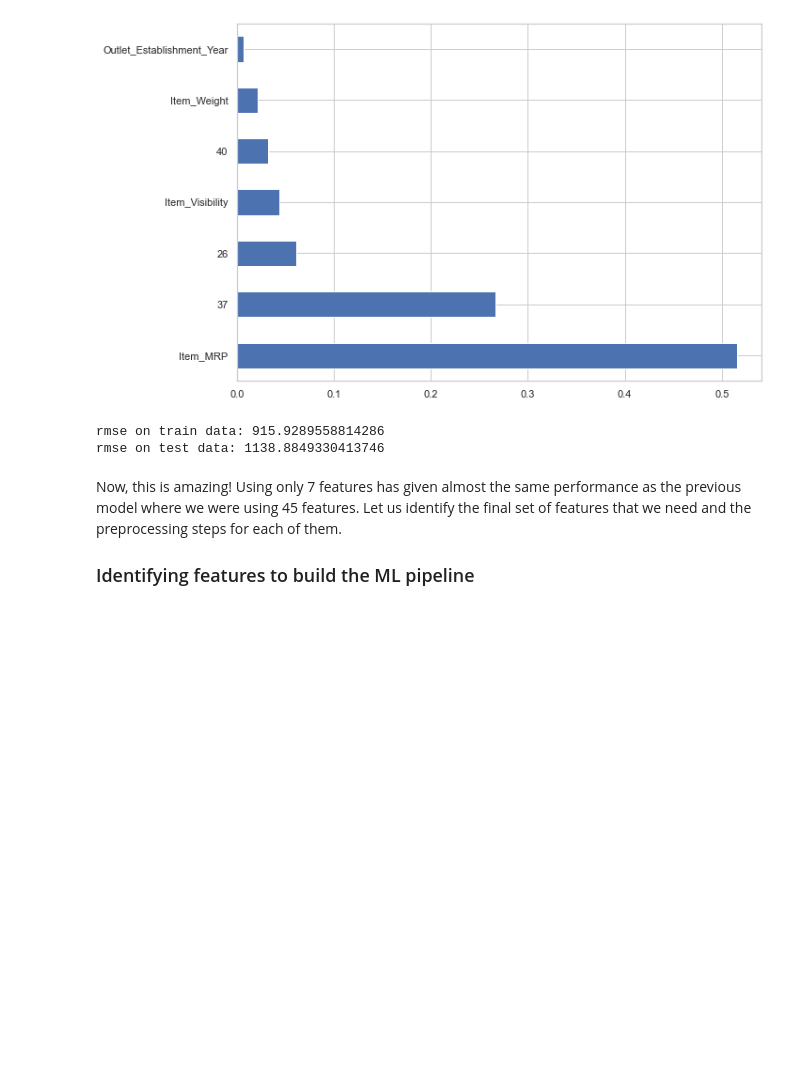
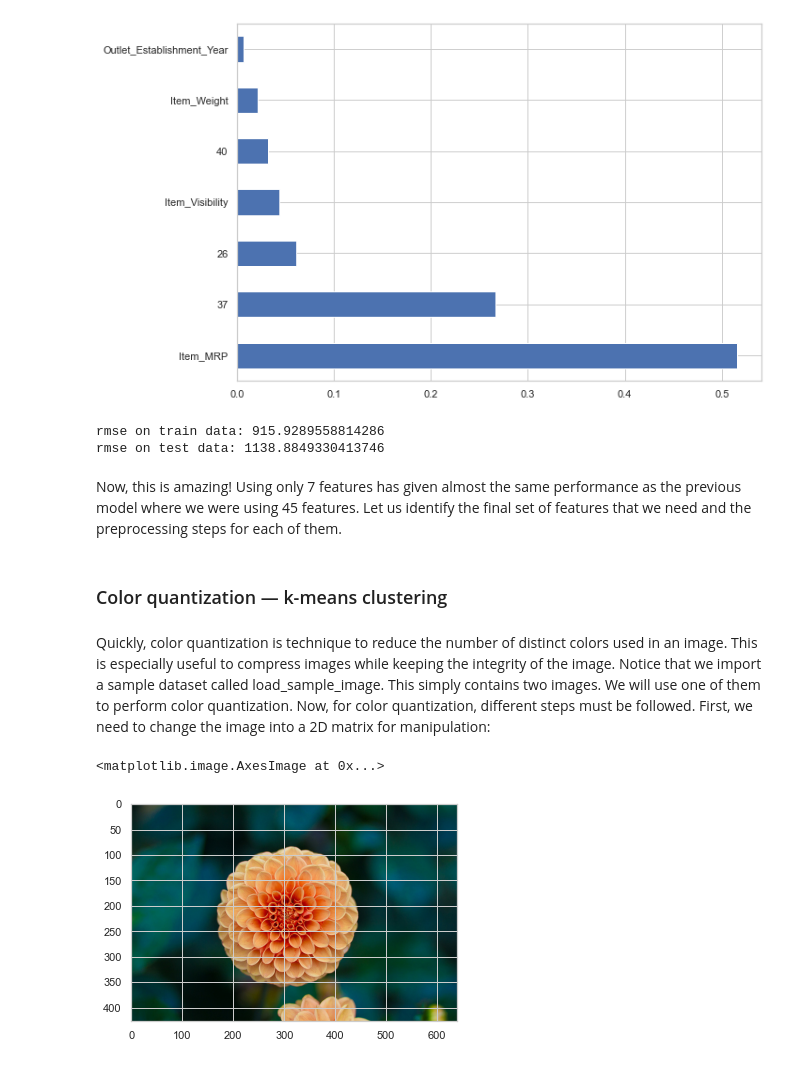
Before and after one commit to gonzalo71/TestGit, a Jupyter notebook: hoja_sucia.ipynb, the cells around one changed output. Drawn from its saved outputs; the diff is of its cells as text; code cells hidden in the pictures; blank space fills up the shorter version.

```diff
--- a/hoja_sucia.ipynb
+++ b/hoja_sucia.ipynb
@@ -310,4 +310,5 @@ rmse on train data: 915.9289558814286
 rmse on test data: 1138.8849330413746
 # %% [markdown]
 Now, this is amazing! Using only 7 features has given almost the same performance as the previous model where we were using 45 features. Let us identify the final set of features that we need and the preprocessing steps for each of them.
-### Identifying features to build the ML pipeline
+# %% [markdown]
+### Color quantization — k-means clustering
@@ -313,0 +319,12 @@ Now, this is amazing! Using only 7 features has given almost the same performanc
+# %% [markdown]
+Quickly, color quantization is technique to reduce the number of distinct colors used in an image. This is especially useful to compress images while keeping the integrity of the image.
+Notice that we import a sample dataset called load_sample_image. This simply contains two images. We will use one of them to perform color quantization.
+Now, for color quantization, different steps must be followed.
+First, we need to change the image into a 2D matrix for manipulation:
+# %%
+flower = load_sample_image("flower.jpg")
+flower = np.array(flower,dtype=np.float64)/255
+plt.imshow(flower)
+# %% [output]
+<matplotlib.image.AxesImage at 0x...>
+[figure, added]
```
Also changed, not shown: parts of 1 cell of this notebook.
